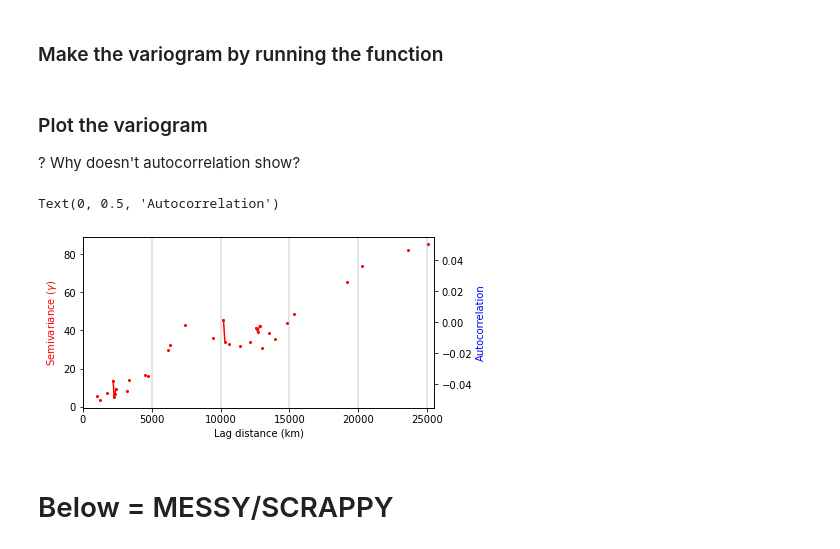
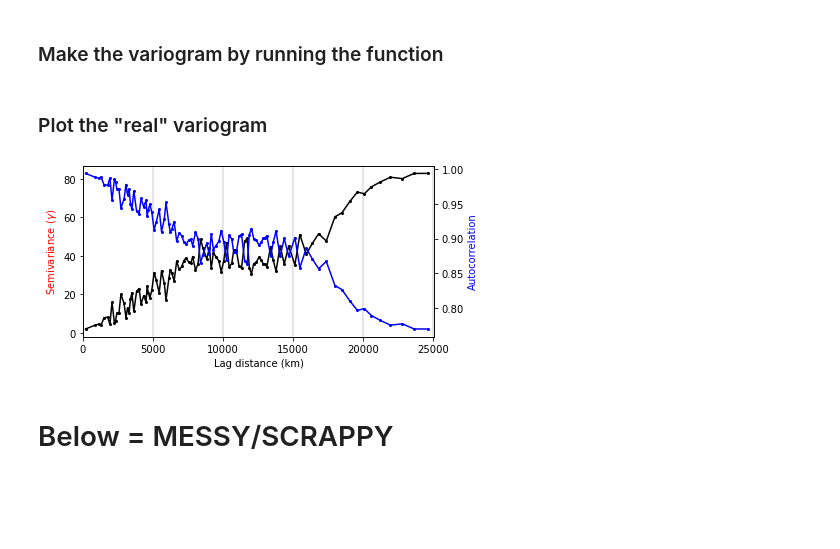
Before and after one commit to sarahkmarshall/willunga_wt, a Jupyter notebook: willunga_ts_wl.ipynb, the cells around one changed output. Saved outputs shown, nothing was run; the diff lists cells and outputs as text; code cells hidden in the pictures; blank space fills up the shorter version.

Commit message:
fixed issue with blank values in variogram

```diff
--- a/willunga_ts_wl.ipynb
+++ b/willunga_ts_wl.ipynb
@@ -140,0 +154,4 @@ Number of samples exlcuding nan values:140
+# %%
+well_summary_gdf_ss = well_summary_gdf_ss[well_summary_gdf_ss['rswl'].isnull() == False]
+
+print("Number of measurements after %s & with a rswl measurement: %i" %(startdate[0:10], len(well_summary_gdf_ss)))
@@ -155,9 +172,3 @@ Number of measurements after 2021-01-01: 85
 ## Create experimental variogram
 
 This is going to be to help us to do some form of interpolation with the data.
-# %%
-#Can delete
-
-df = well_summary_gdf_ss
-
-len(df)
@@ -224,42 +233,40 @@ def make_variogram_wells(df, nbin):
 # %% [markdown]
 ### Make the variogram by running the function
 # %%
-nbin = 150
+nbin = 100
 x_wt, y_wt, ssz_wt, L_wt = make_variogram_wells(well_summary_gdf_ss, nbin)
 # %% [markdown]
-### Plot the variogram
-
-? Why doesn't autocorrelation show?
+### Plot the "real" variogram
-# %%
-x = x_wt
-y = y_wt
-ssz = ssz_wt
-L = L_wt
-
-figx = 16.
-f = plt.figure( figsize=[figx/2.54, figx/2.54/2.00] )
-s = f.add_subplot(1,1,1)
-s.xaxis.set_ticks_position('bottom')
-s.yaxis.set_ticks_position('left')
-
-
-# Plot semi-variance
-s.plot( x, y, 'o-', c='r', ms=2, mec='r', mfc='r' )
-
-# Plot autocorrelation
-s2 = s.twinx()
-s2.plot( x, 1.-(y/np.var(y)), 'o-', c='b', ms=2, mec='b', mfc='b' )
-
-# Plot set up
-s.xaxis.grid(color='k', linestyle='-', lw=0.2)
-s.set_xlim( -.001, L[-1]+0.001 )
-s.set_xlabel('Lag distance (km)')
-s.set_ylabel('Semivariance (${\gamma}$)', color='r')
-
-s2.set_ylabel('Autocorrelation', color='b')
-# %% [output]
-Text(0, 0.5, 'Autocorrelation')
-[figure, removed]
+# %%
+x = x_wt
+y = y_wt
+ssz = ssz_wt
+L = L_wt
+
+figx = 16.
+f = plt.figure( figsize=[figx/2.54, figx/2.54/2.00] )
+s = f.add_subplot(1,1,1)
+s.xaxis.set_ticks_position('bottom')
+s.yaxis.set_ticks_position('left')
+
+# Plot semi-variance
+s.plot( x, y, 'o-', c='k', ms=2, mec='k', mfc='k' )
+
+# Plot autocorrelation
+s2 = s.twinx()
+s2.plot( x, 1.-(y/np.var(y)), 'o-', c='b', ms=2, mec='b', mfc='b' )
+
+# Plot set up
+s.xaxis.grid(color='k', linestyle='-', lw=0.2)
+s.set_xlim( -.001, L[-1]+0.001 )
+s.set_xlabel('Lag distance (km)')
+s.set_ylabel('Semivariance (${\gamma}$)', color='r')
+
+s2.set_ylabel('Autocorrelation', color='b')
+
+plt.savefig(os.path.join(figures_directory, "exp_variogram"))
+# %% [output]
+[figure, added]
 # %% [markdown]
 # Below = MESSY/SCRAPPY
 # %%
```
Also changed, not shown: parts of 11 cells of this notebook.
